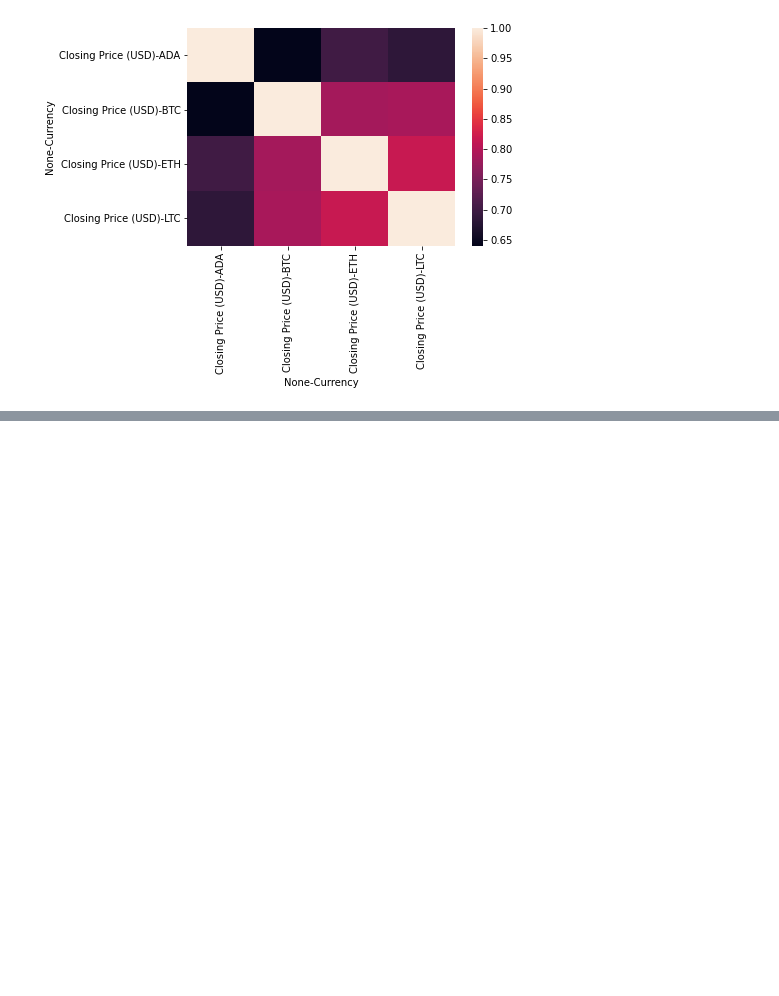
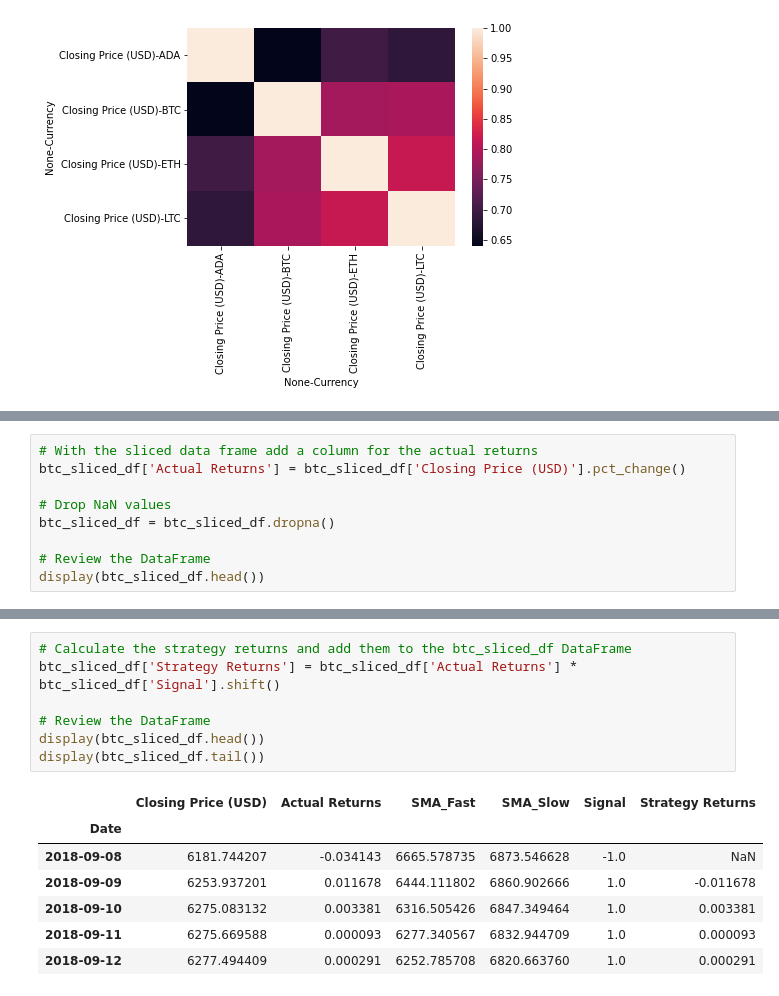
Before and after one commit to talibkateeb/Crypto-Forecast-Trader, a Jupyter notebook: crypto_forecast_trader.ipynb, the cells around one changed output, grey strips where cells are left out. Drawn from its saved outputs; the diff is of its cells as text; blank space fills up the shorter version.

```diff
--- a/crypto_forecast_trader.ipynb
+++ b/crypto_forecast_trader.ipynb
@@ -495,0 +500,9 @@ sns.heatmap(correlation_cryptocurrencies)
+# %%
+# With the sliced data frame add a column for the actual returns
+btc_sliced_df['Actual Returns'] = btc_sliced_df['Closing Price (USD)'].pct_change()
+
+# Drop NaN values
+btc_sliced_df = btc_sliced_df.dropna()
+
+# Review the DataFrame
+display(btc_sliced_df.head())
@@ -495,0 +575,15 @@ sns.heatmap(correlation_cryptocurrencies)
+# %%
+# Calculate the strategy returns and add them to the btc_sliced_df DataFrame
+btc_sliced_df['Strategy Returns'] = btc_sliced_df['Actual Returns'] * btc_sliced_df['Signal'].shift()
+
+# Review the DataFrame
+display(btc_sliced_df.head())
+display(btc_sliced_df.tail())
+# %% [output]
+|  | Closing Price (USD) | Actual Returns | SMA_Fast | SMA_Slow | Signal | Strategy Returns |
+| Date |  |  |  |  |  |  |
+| 2018-09-08 | 6181.744207 | -0.034143 | 6665.578735 | 6873.546628 | -1.0 | NaN |
+| 2018-09-09 | 6253.937201 | 0.011678 | 6444.111802 | 6860.902666 | 1.0 | -0.011678 |
+| 2018-09-10 | 6275.083132 | 0.003381 | 6316.505426 | 6847.349464 | 1.0 | 0.003381 |
+| 2018-09-11 | 6275.669588 | 0.000093 | 6277.340567 | 6832.944709 | 1.0 | 0.000093 |
+| 2018-09-12 | 6277.494409 | 0.000291 | 6252.785708 | 6820.663760 | 1.0 | 0.000291 |
```
Also changed, not shown: parts of 33 cells of this notebook.
